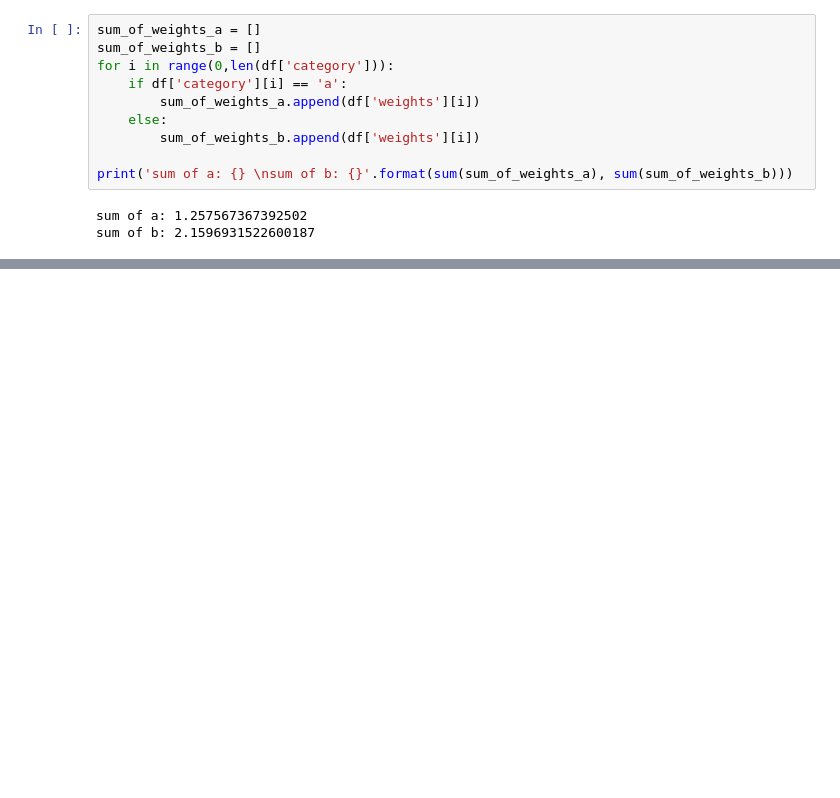
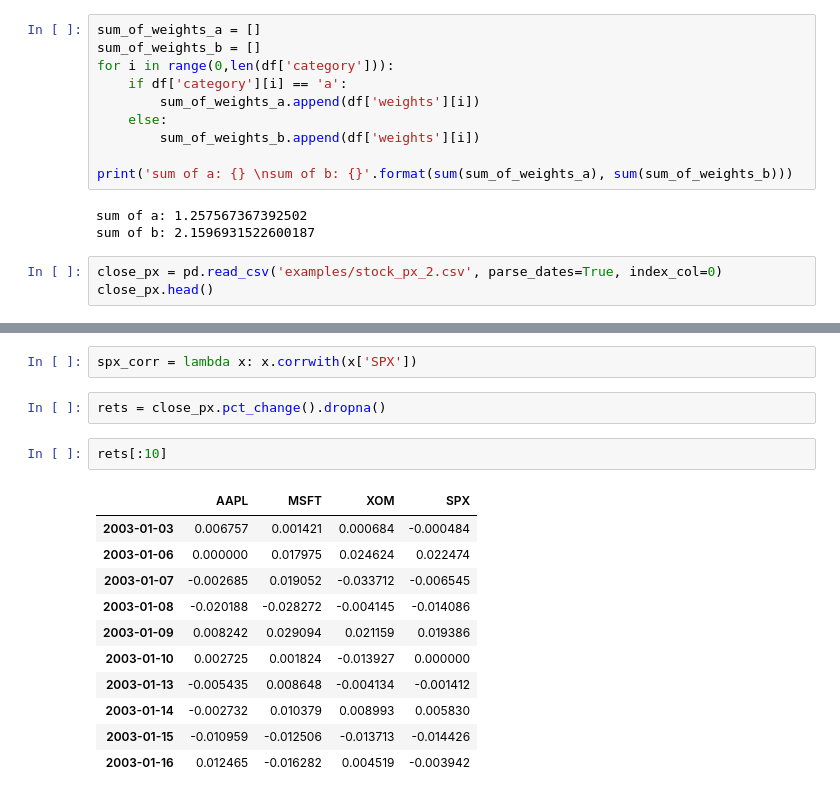
Before and after one commit to msimons4/Python-for-Data-Analysis, a Jupyter notebook: Chapter 10.ipynb, the cells around one changed output, grey strips where cells are left out. Drawn from its saved outputs; the diff is of its cells as text; blank space fills up the shorter version.

```diff
--- a/Chapter 10.ipynb
+++ b/Chapter 10.ipynb
@@ -378,3 +378,6 @@ print('sum of a: {} \nsum of b: {}'.format(sum(sum_of_weights_a), sum(sum_of_wei
 # %% [output]
 sum of a: 1.257567367392502
 sum of b: 2.1596931522600187
+# %%
+close_px = pd.read_csv('examples/stock_px_2.csv', parse_dates=True, index_col=0)
+close_px.head()
@@ -380,0 +391,18 @@ sum of b: 2.1596931522600187
+# %%
+spx_corr = lambda x: x.corrwith(x['SPX'])
+# %%
+rets = close_px.pct_change().dropna()
+# %%
+rets[:10]
+# %% [output]
+|  | AAPL | MSFT | XOM | SPX |
+| 2003-01-03 | 0.006757 | 0.001421 | 0.000684 | -0.000484 |
+| 2003-01-06 | 0.000000 | 0.017975 | 0.024624 | 0.022474 |
+| 2003-01-07 | -0.002685 | 0.019052 | -0.033712 | -0.006545 |
+| 2003-01-08 | -0.020188 | -0.028272 | -0.004145 | -0.014086 |
+| 2003-01-09 | 0.008242 | 0.029094 | 0.021159 | 0.019386 |
+| 2003-01-10 | 0.002725 | 0.001824 | -0.013927 | 0.000000 |
+| 2003-01-13 | -0.005435 | 0.008648 | -0.004134 | -0.001412 |
+| 2003-01-14 | -0.002732 | 0.010379 | 0.008993 | 0.005830 |
+| 2003-01-15 | -0.010959 | -0.012506 | -0.013713 | -0.014426 |
+| 2003-01-16 | 0.012465 | -0.016282 | 0.004519 | -0.003942 |
```
Also changed, not shown: parts of 13 cells of this notebook, 1 other file.
